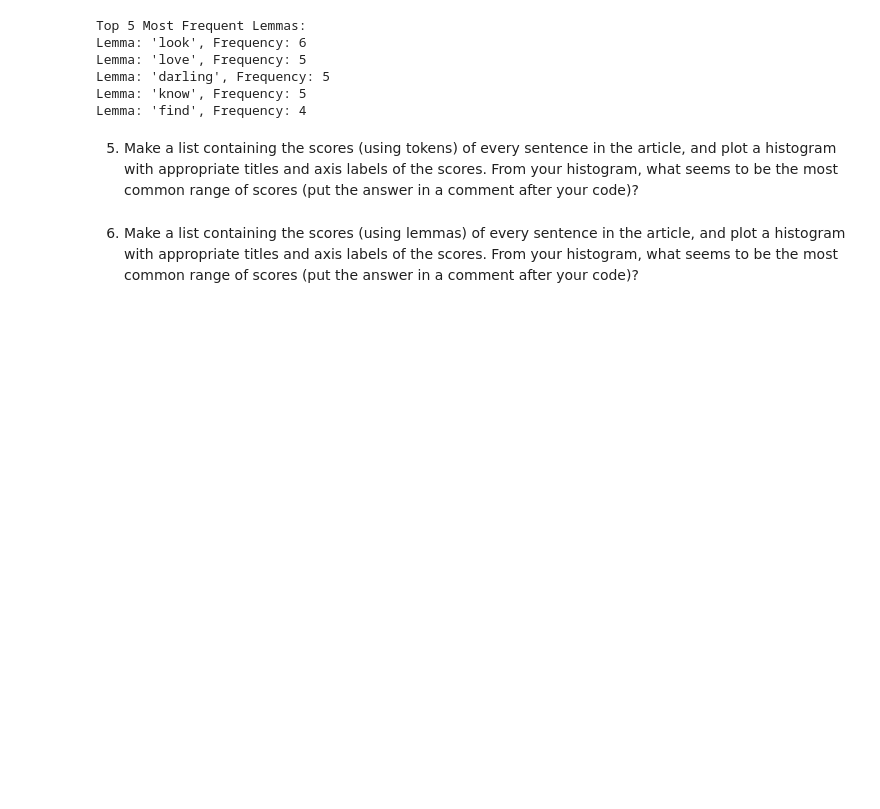
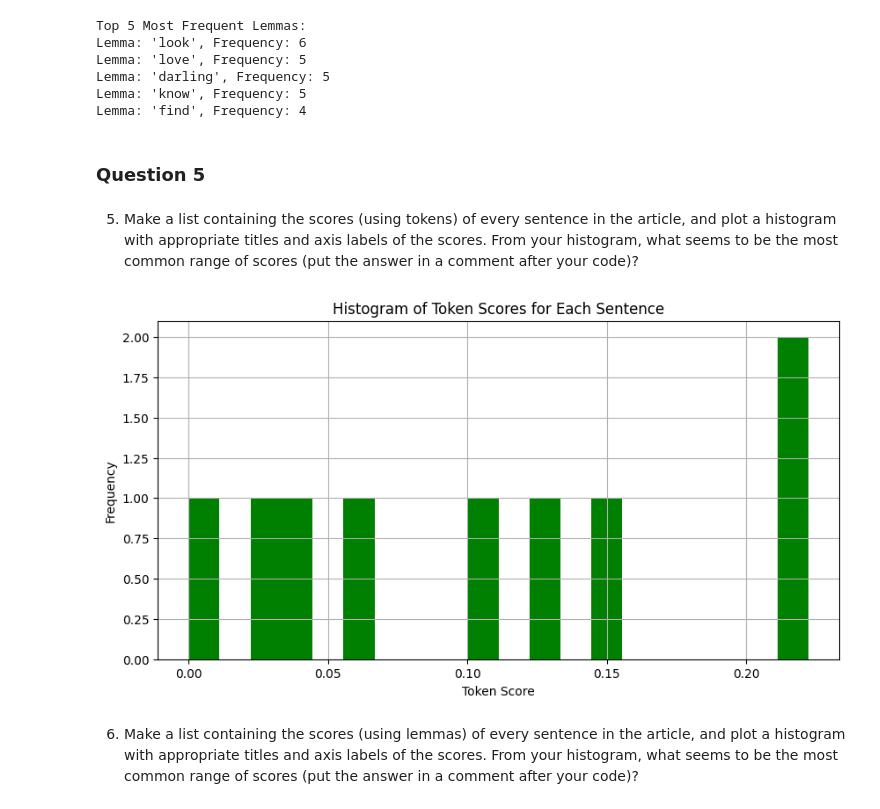
Before and after one commit to sapapesh/WebMining.Mod7, a Jupyter notebook: article-summarizer.ipynb, the cells around one changed output. Saved outputs shown, nothing was run; the diff lists cells and outputs as text; code cells hidden in the pictures; blank space fills up the shorter version.

Commit message:
question 5

```diff
--- a/article-summarizer.ipynb
+++ b/article-summarizer.ipynb
@@ -162,8 +162,42 @@ Lemma: 'love', Frequency: 5
 Lemma: 'darling', Frequency: 5
 Lemma: 'know', Frequency: 5
 Lemma: 'find', Frequency: 4
+# %% [markdown]
+### Question 5
 # %% [markdown]
 5. Make a list containing the scores (using tokens) of every sentence in the article, and plot a histogram with appropriate titles and axis labels of the scores. From your histogram, what seems to be the most common range of scores (put the answer in a comment after your code)?
+# %%
+# Interesting tokens from question 3
+interesting_tokens = ["love", "darling", "found", "perfect", "baby"]
+
+# Method to score by token
+def score_sentence_by_token(sentence, interesting_tokens):
+    tokens = [token.text.lower() for token in sentence if not token.is_punct and not token.is_space]
+    if len(tokens) == 0:
+        return 0
+    interesting_count = sum(1 for token in tokens if token in interesting_tokens)
+    return interesting_count / len(tokens)
+
+# List to store token scores of each sentence
+token_scores = []
+
+# Get scores for all sentences in the article
+for sentence in doc.sents:
+    score = score_sentence_by_token(sentence, interesting_tokens)
+    token_scores.append(score)
+
+# Plot the histogram
+plt.figure(figsize=(10,5))
+plt.hist(token_scores, bins=20, color='green')
+plt.title("Histogram of Token Scores for Each Sentence")
+plt.xlabel("Token Score")
+plt.ylabel("Frequency")
+plt.grid(True)
+plt.show()
+
+## The most common range of scores seems to be between .20-.25.
+# %% [output]
+[figure, added]
 # %% [markdown]
 6. Make a list containing the scores (using lemmas) of every sentence in the article, and plot a histogram with appropriate titles and axis labels of the scores.  From your histogram, what seems to be the most common range of scores (put the answer in a comment after your code)?
 # %% [markdown]
```
